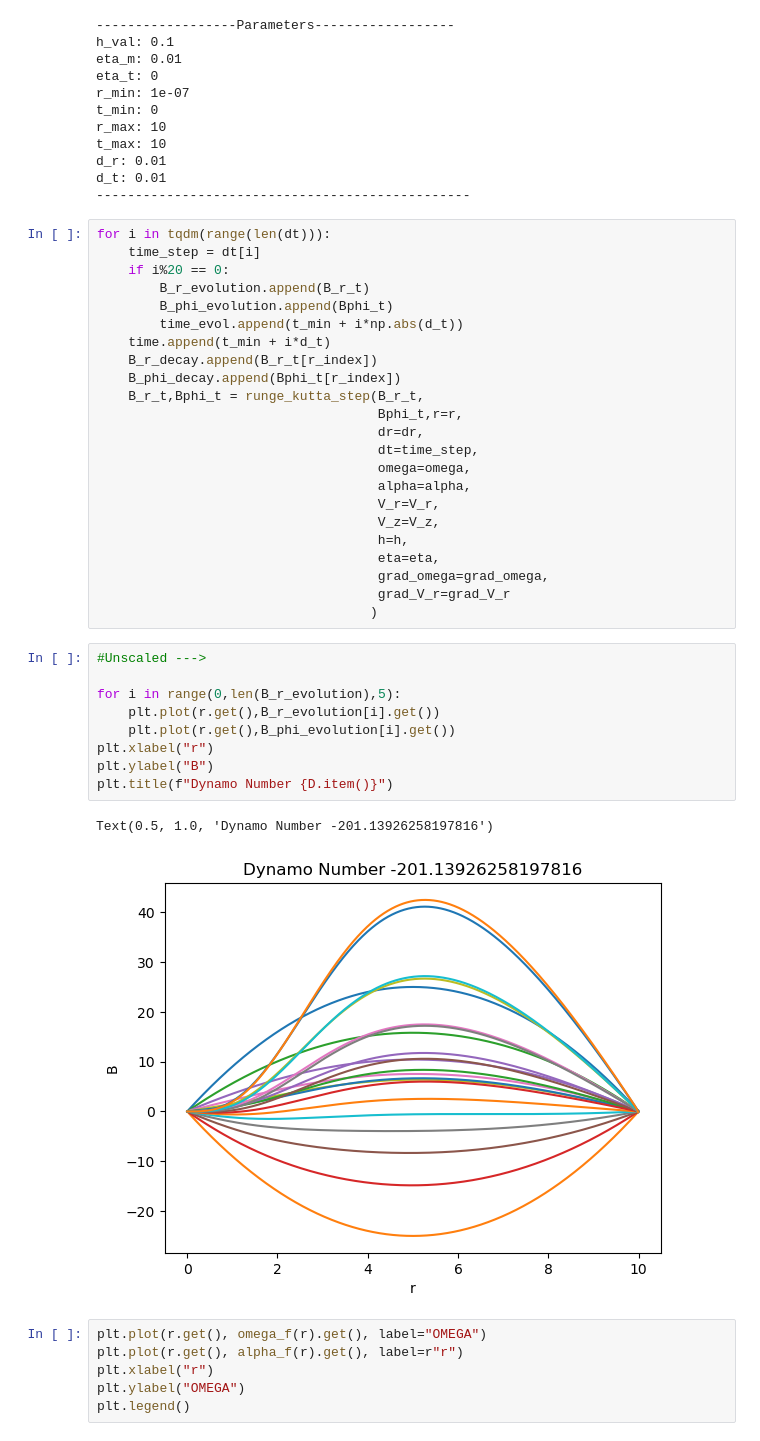
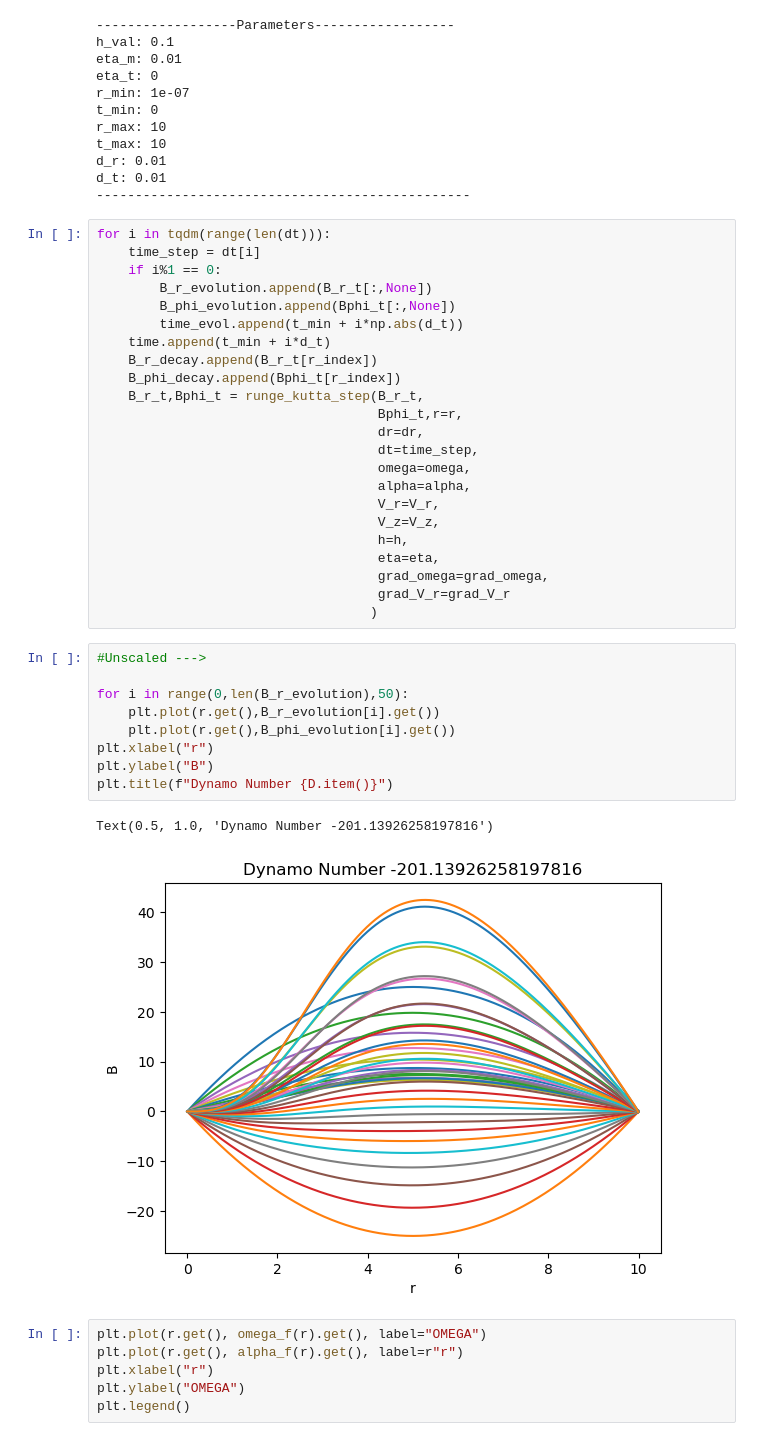
Before and after one commit to dc250601/MHD.github.io, a Jupyter notebook: Solution2.ipynb, the cells around one changed output. Drawn from its saved outputs; the diff is of its cells as text.

```diff
--- a/Solution2.ipynb
+++ b/Solution2.ipynb
@@ -60,9 +60,9 @@ d_t: 0.01
 # %%
 for i in tqdm(range(len(dt))):
     time_step = dt[i]
-    if i%20 == 0:
-        B_r_evolution.append(B_r_t)
-        B_phi_evolution.append(Bphi_t)
+    if i%1 == 0:
+        B_r_evolution.append(B_r_t[:,None])
+        B_phi_evolution.append(Bphi_t[:,None])
         time_evol.append(t_min + i*np.abs(d_t))
     time.append(t_min + i*d_t)
     B_r_decay.append(B_r_t[r_index])
@@ -80,18 +80,18 @@ for i in tqdm(range(len(dt))):
                                     grad_omega=grad_omega,
                                     grad_V_r=grad_V_r
                                    )
-# %%
-#Unscaled --->
-
-for i in range(0,len(B_r_evolution),5):
-    plt.plot(r.get(),B_r_evolution[i].get())
-    plt.plot(r.get(),B_phi_evolution[i].get())
-plt.xlabel("r")
-plt.ylabel("B")
-plt.title(f"Dynamo Number {D.item()}")
-# %% [output]
-Text(0.5, 1.0, 'Dynamo Number -201.13926258197816')
-[figure, removed]
+# %%
+#Unscaled --->
+
+for i in range(0,len(B_r_evolution),50):
+    plt.plot(r.get(),B_r_evolution[i].get())
+    plt.plot(r.get(),B_phi_evolution[i].get())
+plt.xlabel("r")
+plt.ylabel("B")
+plt.title(f"Dynamo Number {D.item()}")
+# %% [output]
+Text(0.5, 1.0, 'Dynamo Number -201.13926258197816')
+[figure, added]
 # %%
 plt.plot(r.get(), omega_f(r).get(), label="OMEGA")
 plt.plot(r.get(), alpha_f(r).get(), label=r"r")
```
Also changed, not shown: parts of 14 cells of this notebook.
